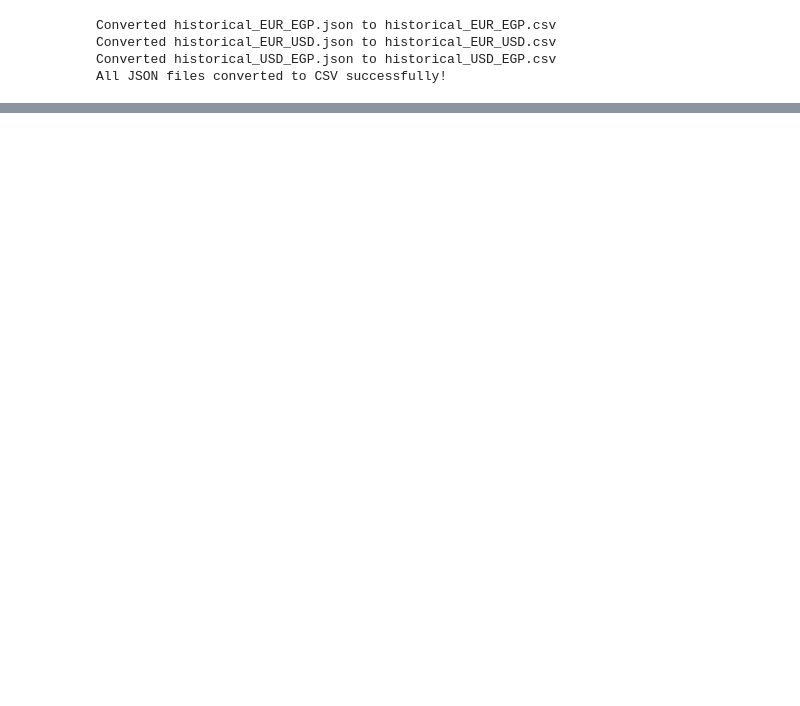
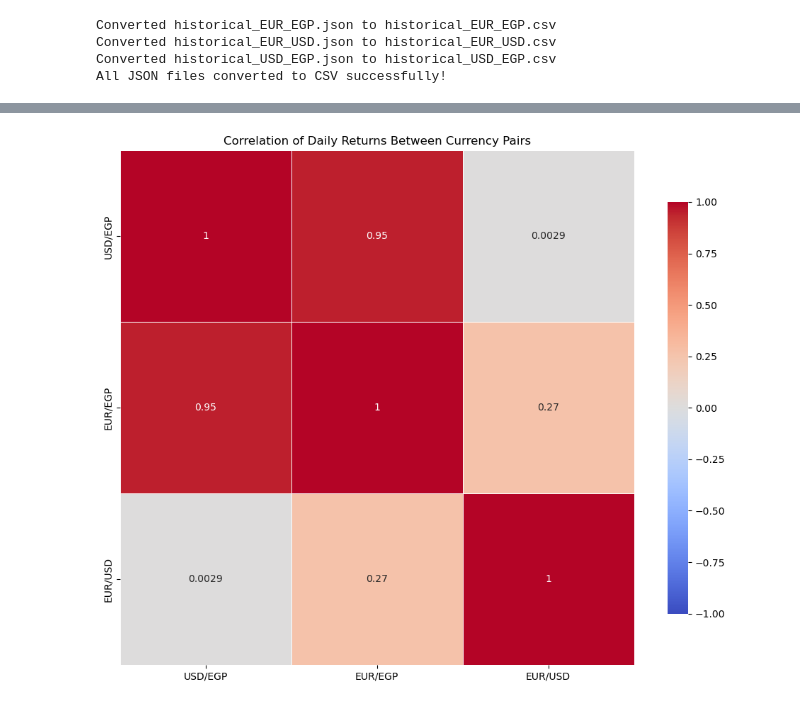
Before and after one commit to Anwaribra/Real-time-Forex-Data-Pipeline, a Jupyter notebook: data_cleaning.ipynb, the cells around one changed output, grey strips where cells are left out. Saved outputs shown, nothing was run; the diff lists cells and outputs as text; code cells hidden in the pictures; blank space fills up the shorter version.

```diff
--- a/data_cleaning.ipynb
+++ b/data_cleaning.ipynb
@@ -52,0 +100,21 @@ df.head()
+# %%
+combined_df = pd.DataFrame({
+    'USD/EGP': usd_egp['Close'],
+    'EUR/EGP': eur_egp['Close'],
+    'EUR/USD': eur_usd['Close']
+})
+
+
+returns = combined_df.pct_change().dropna()
+
+
+correlation = returns.corr()
+
+plt.figure(figsize=(10, 8))
+sns.heatmap(correlation, annot=True, cmap='coolwarm', vmin=-1, vmax=1, center=0,
+            square=True, linewidths=.5, cbar_kws={"shrink": .8})
+plt.title('Correlation of Daily Returns Between Currency Pairs')
+plt.tight_layout()
+plt.show()
+# %% [output]
+[figure, added]
```
Also changed, not shown: parts of 9 cells of this notebook.
